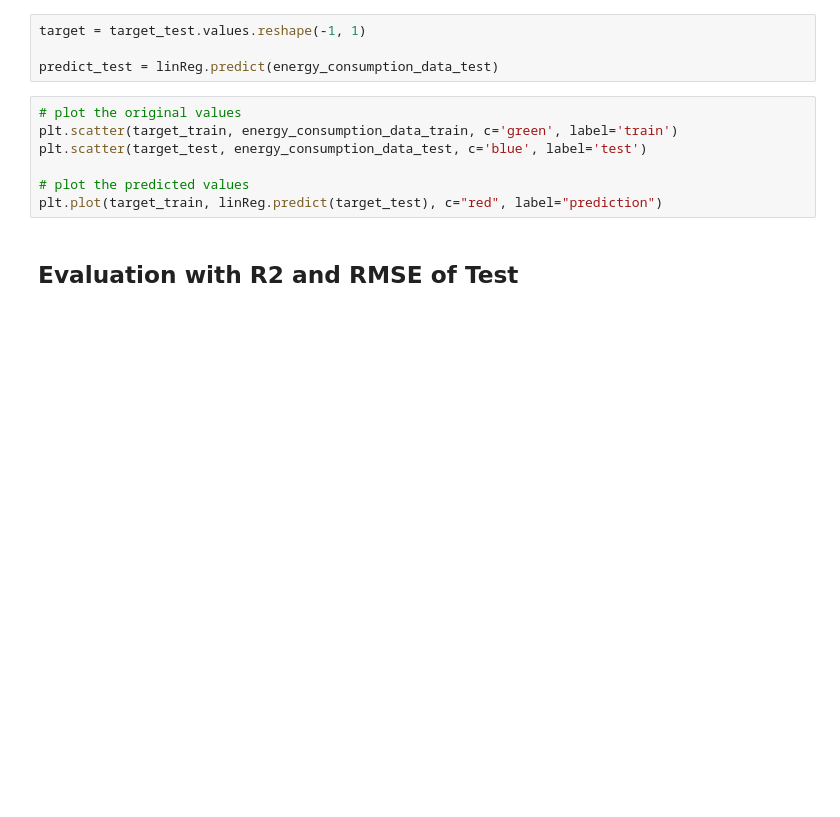
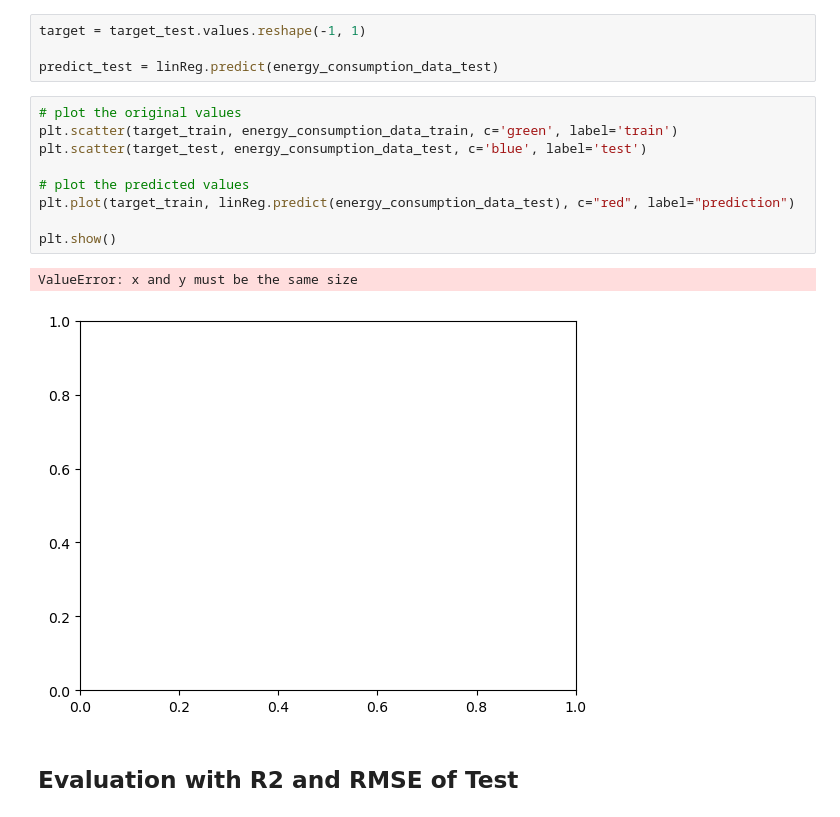
Before and after one commit to maxlautenbach/data-quadrat, a Jupyter notebook: LinearRegression.ipynb, the cells around one changed output. Saved outputs shown, nothing was run; the diff lists cells and outputs as text; blank space fills up the shorter version.

```diff
--- a/LinearRegression.ipynb
+++ b/LinearRegression.ipynb
@@ -57,10 +94,15 @@ predict_test = linReg.predict(energy_consumption_data_test)
 # %%
 # plot the original values
 plt.scatter(target_train, energy_consumption_data_train, c='green', label='train')
 plt.scatter(target_test, energy_consumption_data_test, c='blue', label='test')
 
 # plot the predicted values
-plt.plot(target_train, linReg.predict(target_test), c="red", label="prediction")
+plt.plot(target_train, linReg.predict(energy_consumption_data_test), c="red", label="prediction")
+
+plt.show()
+# %% [output]
+ValueError: x and y must be the same size
+[figure, added]
 # %% [markdown]
 ## Evaluation with R2 and RMSE of Test ##
 # %% [markdown]
```
Also changed, not shown: parts of 8 cells of this notebook.
